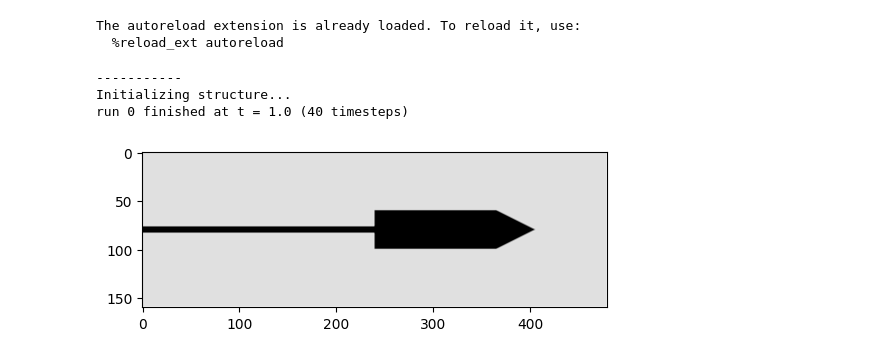
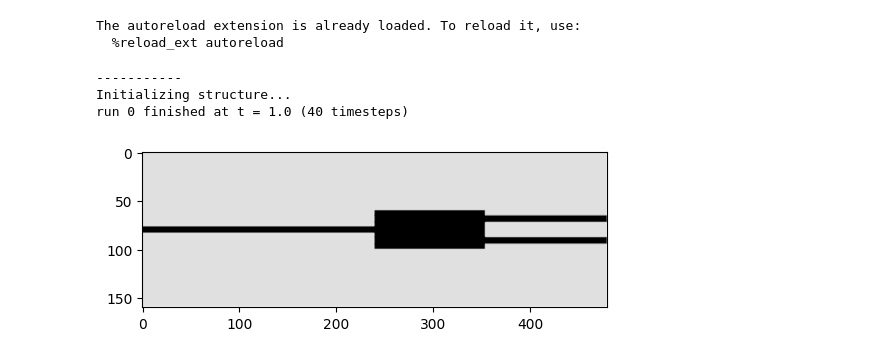
Before and after one commit to atait/jupyter-meep, a Jupyter notebook: notebooks/Cavities/MMI_1x2.ipynb, the cells around one changed output. Saved outputs shown, nothing was run; the diff lists cells and outputs as text; code cells hidden in the pictures.

```diff
--- a/notebooks/Cavities/MMI_1x2.ipynb
+++ b/notebooks/Cavities/MMI_1x2.ipynb
@@ -19,8 +24,9 @@ sm_width = .35  # um
 wavelength = 1.22  # um
 frequency = 1 / 1.22
 MMI_width = 2
-MMI_length = 6.3
+MMI_length = 5.7 #6.3
 out_pitch = MMI_width / 1.78
+reflector = False
 
 cell = mp.Vector3(24, 8, 0)
 
@@ -34,9 +40,8 @@ geometry = [background,
             mp.Block(mp.Vector3(MMI_length, MMI_width, 1e20),
                      center=mp.Vector3(MMI_length / 2, 0),
                      material=mp.Medium(epsilon=12)),
+           ]
 
-           ]
-reflector = True
 if reflector:
     geometry.append(mp.Prism([mp.Vector3(MMI_length, MMI_width / 2),
                               mp.Vector3(MMI_length, -MMI_width / 2),
@@ -57,7 +62,7 @@ else:
 #                      component=mp.Ez,
 #                      center=mp.Vector3(-cell.x / 2 + 1, 0),
 #                      size=mp.Vector3(0, sm_width))]
-df = frequency / 2
+df = frequency / 5
 sources = [mp.Source(mp.GaussianSource(frequency, fwidth=df),
                      component=mp.Ez,
                      center=mp.Vector3(-cell.x / 2 + 1, 0),
@@ -69,20 +74,17 @@ resolution = 20
 # %%
 # Do the simulation, and verify the geometry
 sim = mp.Simulation(cell_size=cell,
                     boundary_layers=pml_layers,
                     geometry=geometry,
                     sources=sources,
                     resolution=resolution,
-                    symmetries=[mp.Mirror(mp.Y)])
-def verify_geometry():
-    sim.run(until=1)
-    eps_data = sim.get_array(center=mp.Vector3(), size=cell, component=mp.Dielectric)
-    plt.figure(dpi=100)
-    plt.imshow(eps_data.transpose(), interpolation='spline36', cmap='binary')
-verify_geometry()
+                    symmetries=[mp.Mirror(mp.Y)],
+                    progress_interval=20)
+
+eps_data = show_geometry(sim)
 # %% [output]
 -----------
 Initializing structure...
 run 0 finished at t = 1.0 (40 timesteps)
-[figure, old version]
+[figure, new version]
 # %%
```
Also changed, not shown: parts of 4 cells of this notebook, 2 other files.
